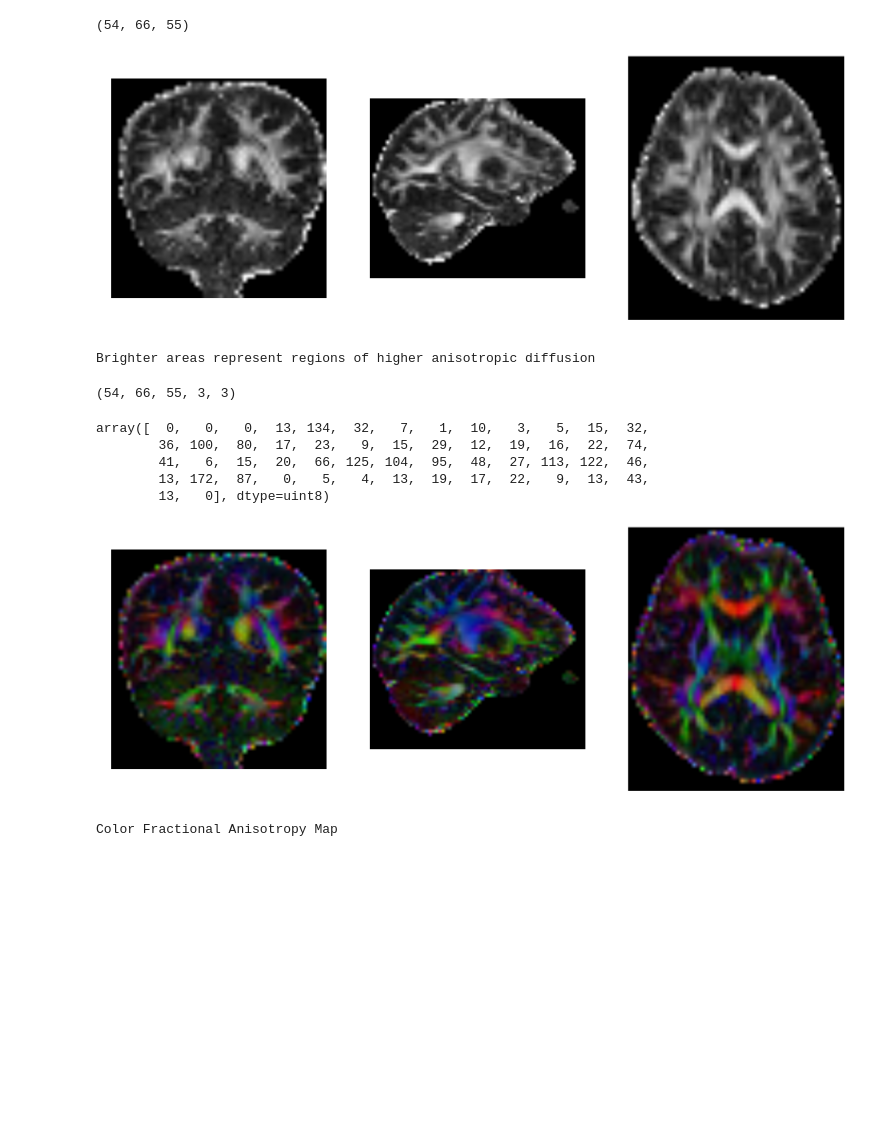
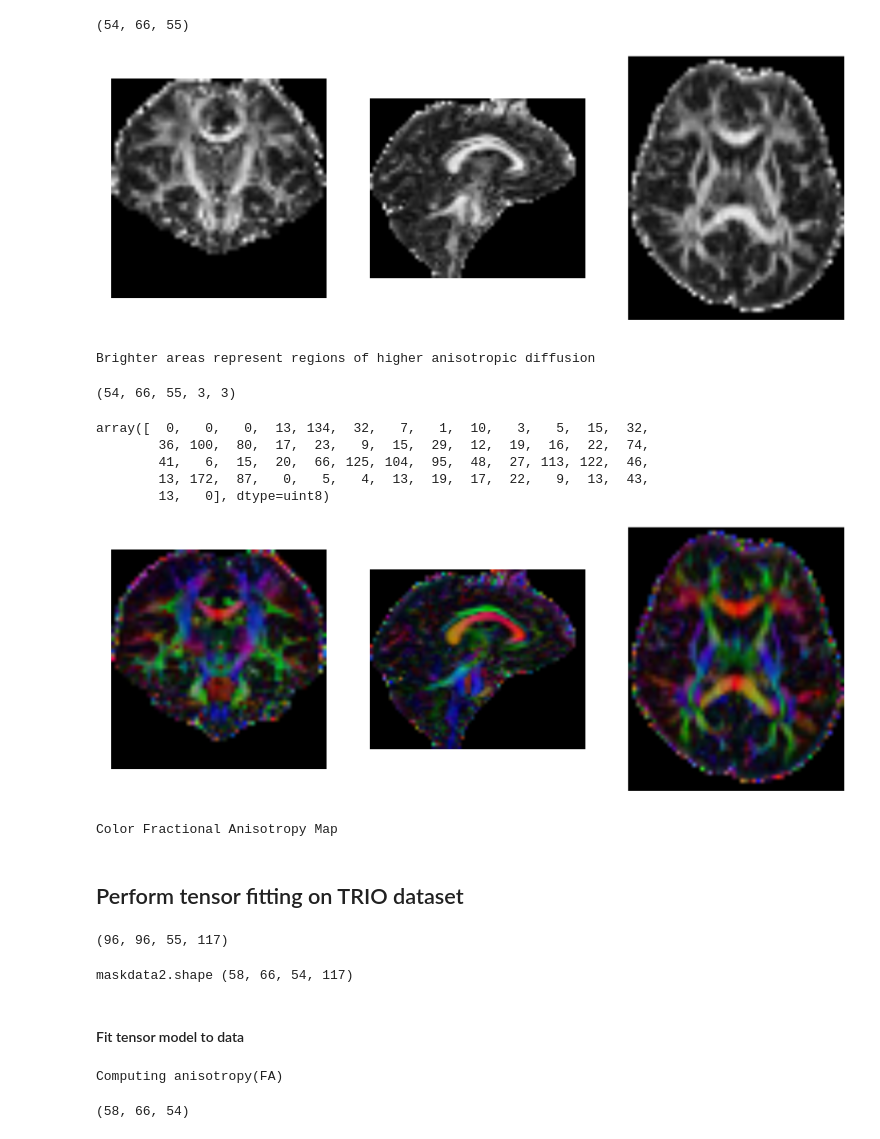
Before and after one commit to shivamdhall/MRIDataHarmonisation, a Jupyter notebook: Development/DIPY_NIBABEL.ipynb, the cells around one changed output. Drawn from its saved outputs; the diff is of its cells as text; code cells hidden in the pictures; blank space fills up the shorter version.

Commit message:
Added tensor fitting to TRIO dataset

```diff
--- a/Development/DIPY_NIBABEL.ipynb
+++ b/Development/DIPY_NIBABEL.ipynb
@@ -186,14 +178,14 @@ fa_data.shape
 # %%
 plt.figure
 plt.figure(figsize=(20,20))
 plt.subplot(1, 3, 1).set_axis_off()
-plt.imshow(fa_data[:, 22, :].T, cmap='gray', origin='lower')
+plt.imshow(fa_data[:, 33, :].T, cmap='gray', origin='lower')
 plt.subplot(1, 3, 2).set_axis_off()
-plt.imshow(fa_data[35, :, :].T, cmap='gray', origin='lower')
+plt.imshow(fa_data[29, :, :].T, cmap='gray', origin='lower')
 plt.subplot(1, 3, 3).set_axis_off()
-plt.imshow(fa_data[:, :, 38].T, cmap='gray', origin='lower')
+plt.imshow(fa_data[:, :, 35].T, cmap='gray', origin='lower')
 plt.show()
 print("Brighter areas represent regions of higher anisotropic diffusion")
 # %% [output]
-[figure, old version]
+[figure, new version]
 Brighter areas represent regions of higher anisotropic diffusion
@@ -202,7 +192,7 @@ evecs_img = nib.Nifti1Image(tenfit.evecs.astype(np.float32), imgS1S1.affine)
-# %%
-evecs_img.shape
-# %% [output]
-(54, 66, 55, 3, 3)
+# %%
+tenfit.evecs.shape
+# %% [output]
+(54, 66, 55, 3, 3)
 # %%
 from dipy.reconst.dti import color_fa
 FA = np.clip(FA, 0, 1)
@@ -211,25 +202,26 @@ fa_rgb_img = nib.Nifti1Image(np.array(RGB, 'uint8'), imgS1S1.affine)
-# %%
-fa_rgb_data = fa_rgb_img.get_data()
-fa_rgb_data.shape
-fa_rgb_data[:, 22, :, :].transpose(1,0,2).shape
-fa_rgb_data[:, 20, 35, 2]
-# %% [output]
-array([  0,   0,   0,  13, 134,  32,   7,   1,  10,   3,   5,  15,  32,
-        36, 100,  80,  17,  23,   9,  15,  29,  12,  19,  16,  22,  74,
-        41,   6,  15,  20,  66, 125, 104,  95,  48,  27, 113, 122,  46,
-        13, 172,  87,   0,   5,   4,  13,  19,  17,  22,   9,  13,  43,
-        13,   0], dtype=uint8)
+# %%
+RGB_data = RGB_img.get_data()
+RGB_data.shape
+RGB_data[:, 20, 35, 2]
+# %% [output]
+array([  0,   0,   0,  13, 134,  32,   7,   1,  10,   3,   5,  15,  32,
+        36, 100,  80,  17,  23,   9,  15,  29,  12,  19,  16,  22,  74,
+        41,   6,  15,  20,  66, 125, 104,  95,  48,  27, 113, 122,  46,
+        13, 172,  87,   0,   5,   4,  13,  19,  17,  22,   9,  13,  43,
+        13,   0], dtype=uint8)
 # %%
 plt.figure
 plt.figure(figsize=(20,20))
 plt.subplot(1, 3, 1).set_axis_off()
-plt.imshow(fa_rgb_data[:, 22, :, :].transpose(1,0,2), origin='lower')
+plt.imshow(RGB_data[:, 30, :, :].transpose(1,0,2), origin='lower')
 plt.subplot(1, 3, 2).set_axis_off()
-plt.imshow(fa_rgb_data[35, :, :, :].transpose(1,0,2), origin='lower')
+plt.imshow(RGB_data[29, :, :, :].transpose(1,0,2), origin='lower')
 plt.subplot(1, 3, 3).set_axis_off()
-plt.imshow(fa_rgb_data[:, :, 35, :].transpose(1,0,2), origin='lower')
+plt.imshow(RGB_data[:, :, 35, :].transpose(1,0,2), origin='lower')
 plt.show()
 print("Color Fractional Anisotropy Map")
 # %% [output]
-[figure, old version]
+[figure, new version]
 Color Fractional Anisotropy Map
+# %% [markdown]
+## Perform tensor fitting on TRIO dataset
@@ -235,0 +230,6 @@ Color Fractional Anisotropy Map
+# %%
+imgS1S1_2 = nib.load("NODDI_3Shells.nii.gz")
+dataS1S1_2 = imgS1S1_2.get_data()
+dataS1S1_2.shape
+# %% [output]
+(96, 96, 55, 117)
@@ -235,0 +242,10 @@ Color Fractional Anisotropy Map
+# %%
+import dipy.reconst.dti as dti
+
+from dipy.segment.mask import median_otsu
+maskdata2, mask2 = median_otsu(dataS1S1_2, 3, 1, True, dilate=2)
+print('maskdata2.shape (%d, %d, %d, %d)' % maskdata2.shape)
+# %% [output]
+maskdata2.shape (58, 66, 54, 117)
+# %% [markdown]
+#### Fit tensor model to data
@@ -235,0 +257,8 @@ Color Fractional Anisotropy Map
+# %%
+print('Computing anisotropy(FA)')
+from dipy.reconst.dti import fractional_anisotropy
+
+FA2 = fractional_anisotropy(tenfit2.evals)
+FA2[np.isnan(FA2)] = 0
+# %% [output]
+Computing anisotropy(FA)
@@ -235,0 +269,5 @@ Color Fractional Anisotropy Map
+# %%
+fa_data2 = fa_img2.get_data()
+fa_data2.shape
+# %% [output]
+(58, 66, 54)
```
Also changed, not shown: parts of 14 cells of this notebook.
